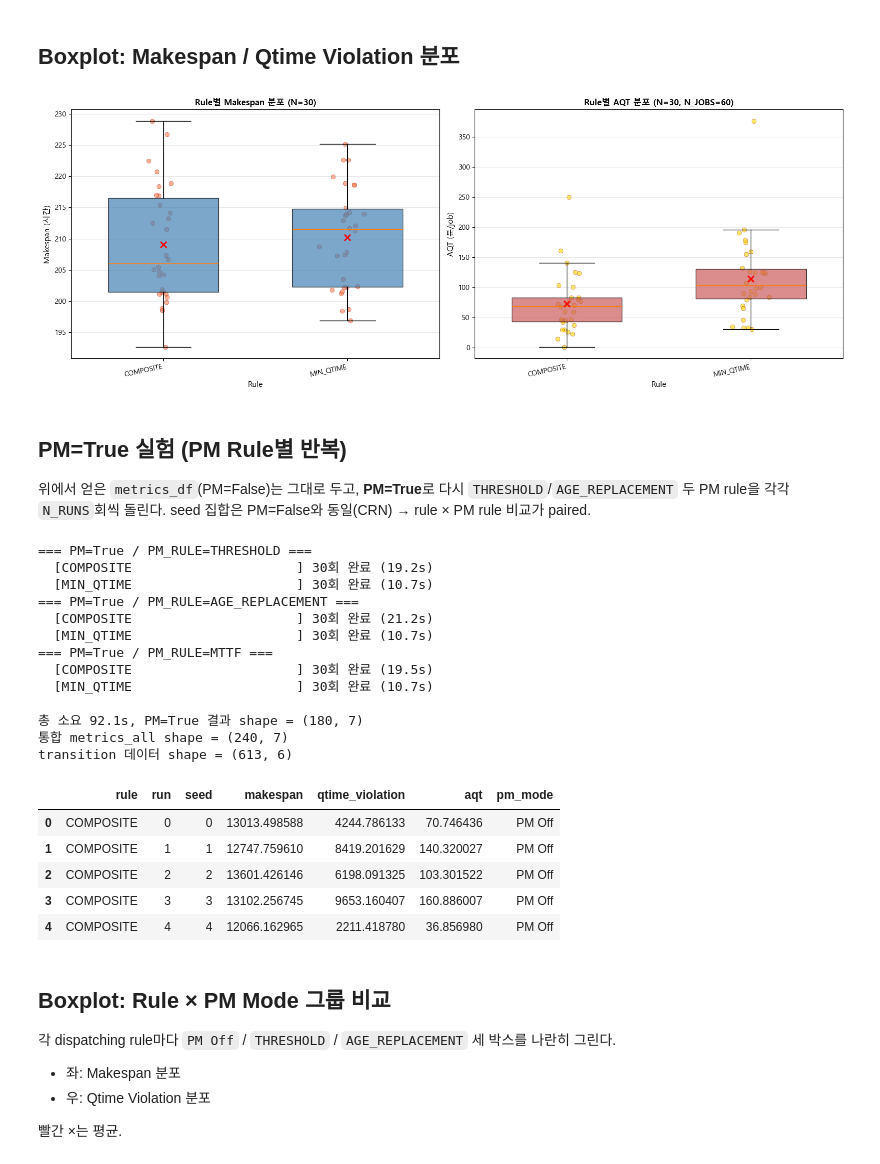
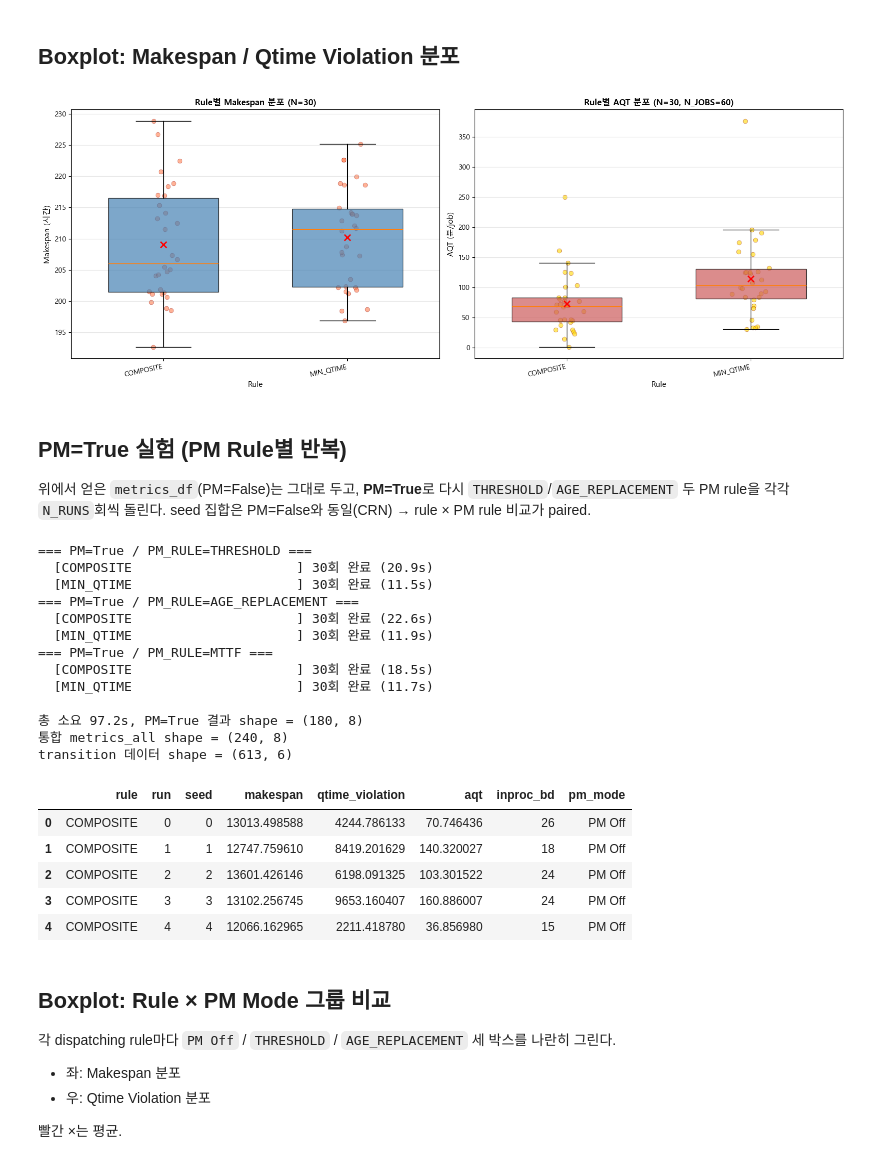
Before and after one commit to cryscham123/simulation_homework, a Jupyter notebook: result_test.ipynb, the cells around one changed output. Cells and saved outputs as stored; diff of their text form; code cells hidden in the pictures.

```diff
--- a/result_test.ipynb
+++ b/result_test.ipynb
@@ -116,11 +116,27 @@ _op_with_prev['transition'] = (
 OP_TRANSITION_MAP = _op_with_prev.set_index('op_id')['transition'].to_dict()
 
 
+def count_inproc_breakdowns(log_df):
+    """작업(setup/working) 도중 고장으로 재투입된 횟수.
+
+    breakdown으로 run()이 interrupt되면 is_completed=False → job.cur_seq가
+    유지된 채 같은 op로 WAITING에 재진입한다 (PM은 preempt=False라 run을
+    중단시키지 않으므로, 같은 op로의 재대기는 오직 고장에 의해서만 발생).
+    따라서 job별 WAITING 이벤트의 op_id가 직전과 동일하게 연속된 case를
+    세면 곧 '처리 중 고장 발생 횟수'가 된다.
+    """
+    jl = log_df[(log_df['resource'] == 'job') &
+                (log_df['event'].str.startswith('waiting'))].sort_values(['id', 'start'])
+    same = (jl['id'] == jl['id'].shift()) & (jl['op_id'] == jl['op_id'].shift())
+    return int(same.sum())
+
+
 def run_simulation(job_rule, composite_w, seed):
-    """단일 시뮬레이션 실행 → (makespan, qtime_violation_total, transition_dict).
+    """단일 시뮬레이션 실행 → (makespan, qtime_violation_total, transition_dict, inproc_breakdowns).
 
     transition_dict: {'G1->G3': violation_minutes, ...}
     qtime_violation_total은 분 단위 총합. AQT는 호출부에서 N_JOBS로 나눠 사용.
+    inproc_breakdowns: 작업 중 고장으로 재투입된 횟수 (PM cost 간접 지표).
     """
     os.environ['JOB_RULE'] = job_rule
     if job_rule == 'COMPOSITE':
@@ -155,7 +171,10 @@ def run_simulation(job_rule, composite_w, seed):
         qtime_total = 0.0
         trans_dict = {}
 
-    return makespan, qtime_total, trans_dict
+    # 작업 중 고장 발생 횟수 (PM 효과 간접 지표)
+    inproc_bd = count_inproc_breakdowns(log_df)
+
+    return makespan, qtime_total, trans_dict, inproc_bd
 
 
 records = []
@@ -165,7 +184,7 @@ for label, job_rule, composite_w in RULES:
     t0 = time.time()
     for i in range(N_RUNS):
         seed = BASE_SEED + i
-        mk, qv, td = run_simulation(job_rule, composite_w, seed)
+        mk, qv, td, bd = run_simulation(job_rule, composite_w, seed)
         records.append({
             'rule': label,
             'run': i,
@@ -173,6 +192,7 @@ for label, job_rule, composite_w in RULES:
             'makespan': mk,
             'qtime_violation': qv,      # 분, 총합 (transition 분해 등 raw용)
             'aqt': qv / N_JOBS,         # 분/job, 목적함수 단위
+            'inproc_bd': bd,            # 작업 중 고장 발생 횟수
         })
         for trans, vio in td.items():
             records_trans.append({
@@ -274,7 +294,7 @@ _draw_box(axes[1], 'aqt', 'AQT (분/job)',
 plt.tight_layout()
 plt.show()
 # %% [output]
-[figure, old version]
+[figure, new version]
 # %% [markdown]
 ## PM=True 실험 (PM Rule별 반복)
 
@@ -297,7 +317,7 @@ for pm_rule in PM_RULES_ON:
         t0 = time.time()
         for i in range(N_RUNS):
             seed = BASE_SEED + i
-            mk, qv, td = run_simulation(job_rule, composite_w, seed)
+            mk, qv, td, bd = run_simulation(job_rule, composite_w, seed)
             records_on.append({
                 'rule': label,
                 'pm_mode': pm_rule,
@@ -306,51 +326,52 @@ for pm_rule in PM_RULES_ON:
                 'makespan': mk,
                 'qtime_violation': qv,
                 'aqt': qv / N_JOBS,
+                'inproc_bd': bd,
             })
             for trans, vio in td.items():
                 records_trans_on.append({
                     'rule': label,
                     'pm_mode': pm_rule,
                     'run': i,
                     'seed': seed,
                     'transition': trans,
                     'violation': vio,
                 })
         print(f"  [{label:30s}] {N_RUNS}회 완료 ({time.time()-t0:.1f}s)")
 
 # 환경 변수 원복 (PM=False 기본)
 os.environ['PM_ACTIVE'] = 'False'
 os.environ['PM_RULE']   = 'THRESHOLD'
 
 metrics_on    = pd.DataFrame(records_on)
 metrics_all   = pd.concat([metrics_off, metrics_on], ignore_index=True)
 metrics_trans = pd.concat(
     [metrics_trans_off, pd.DataFrame(records_trans_on)], ignore_index=True
 )
 print(f"\n총 소요 {time.time()-t_start:.1f}s, PM=True 결과 shape = {metrics_on.shape}")
 print(f"통합 metrics_all shape = {metrics_all.shape}")
 print(f"transition 데이터 shape = {metrics_trans.shape}")
 metrics_all.head()
 # %% [output]
 === PM=True / PM_RULE=THRESHOLD ===
-  [COMPOSITE                     ] 30회 완료 (19.2s)
-  [MIN_QTIME                     ] 30회 완료 (10.7s)
+  [COMPOSITE                     ] 30회 완료 (20.9s)
+  [MIN_QTIME                     ] 30회 완료 (11.5s)
 === PM=True / PM_RULE=AGE_REPLACEMENT ===
-  [COMPOSITE                     ] 30회 완료 (21.2s)
-  [MIN_QTIME                     ] 30회 완료 (10.7s)
+  [COMPOSITE                     ] 30회 완료 (22.6s)
+  [MIN_QTIME                     ] 30회 완료 (11.9s)
 === PM=True / PM_RULE=MTTF ===
-  [COMPOSITE                     ] 30회 완료 (19.5s)
-  [MIN_QTIME                     ] 30회 완료 (10.7s)
+  [COMPOSITE                     ] 30회 완료 (18.5s)
+  [MIN_QTIME                     ] 30회 완료 (11.7s)
 
-총 소요 92.1s, PM=True 결과 shape = (180, 7)
-통합 metrics_all shape = (240, 7)
+총 소요 97.2s, PM=True 결과 shape = (180, 8)
+통합 metrics_all shape = (240, 8)
 transition 데이터 shape = (613, 6)
-|  | rule | run | seed | makespan | qtime_violation | aqt | pm_mode |
-| 0 | COMPOSITE | 0 | 0 | 13013.498588 | 4244.786133 | 70.746436 | PM Off |
-| 1 | COMPOSITE | 1 | 1 | 12747.759610 | 8419.201629 | 140.320027 | PM Off |
-| 2 | COMPOSITE | 2 | 2 | 13601.426146 | 6198.091325 | 103.301522 | PM Off |
-| 3 | COMPOSITE | 3 | 3 | 13102.256745 | 9653.160407 | 160.886007 | PM Off |
-| 4 | COMPOSITE | 4 | 4 | 12066.162965 | 2211.418780 | 36.856980 | PM Off |
+|  | rule | run | seed | makespan | qtime_violation | aqt | inproc_bd | pm_mode |
+| 0 | COMPOSITE | 0 | 0 | 13013.498588 | 4244.786133 | 70.746436 | 26 | PM Off |
+| 1 | COMPOSITE | 1 | 1 | 12747.759610 | 8419.201629 | 140.320027 | 18 | PM Off |
+| 2 | COMPOSITE | 2 | 2 | 13601.426146 | 6198.091325 | 103.301522 | 24 | PM Off |
+| 3 | COMPOSITE | 3 | 3 | 13102.256745 | 9653.160407 | 160.886007 | 24 | PM Off |
+| 4 | COMPOSITE | 4 | 4 | 12066.162965 | 2211.418780 | 36.856980 | 15 | PM Off |
 # %% [markdown]
 ## Boxplot: Rule × PM Mode 그룹 비교
 
```
Also changed, not shown: parts of 2 cells of this notebook.
